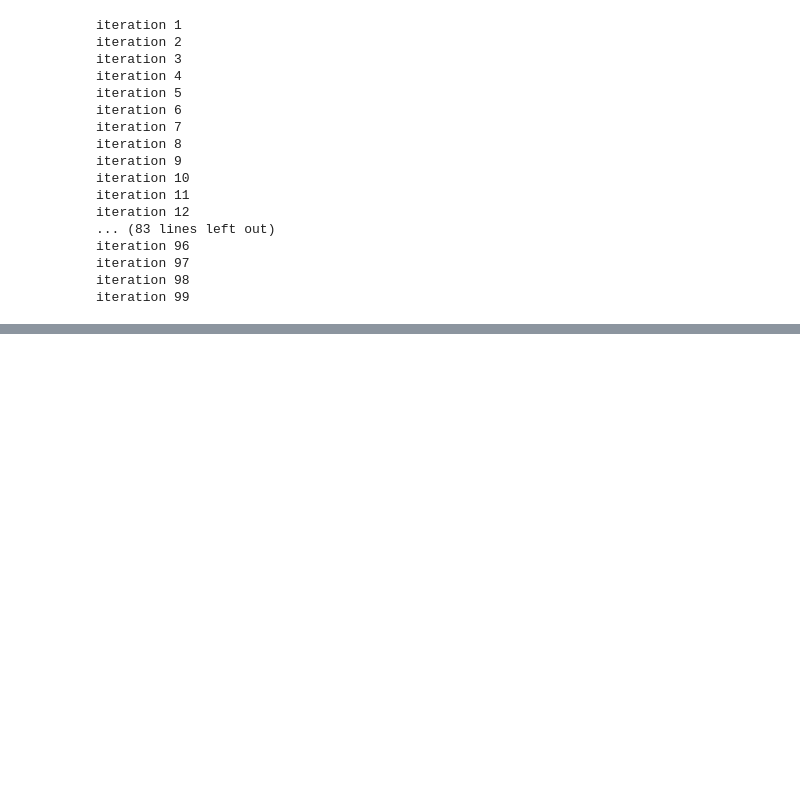
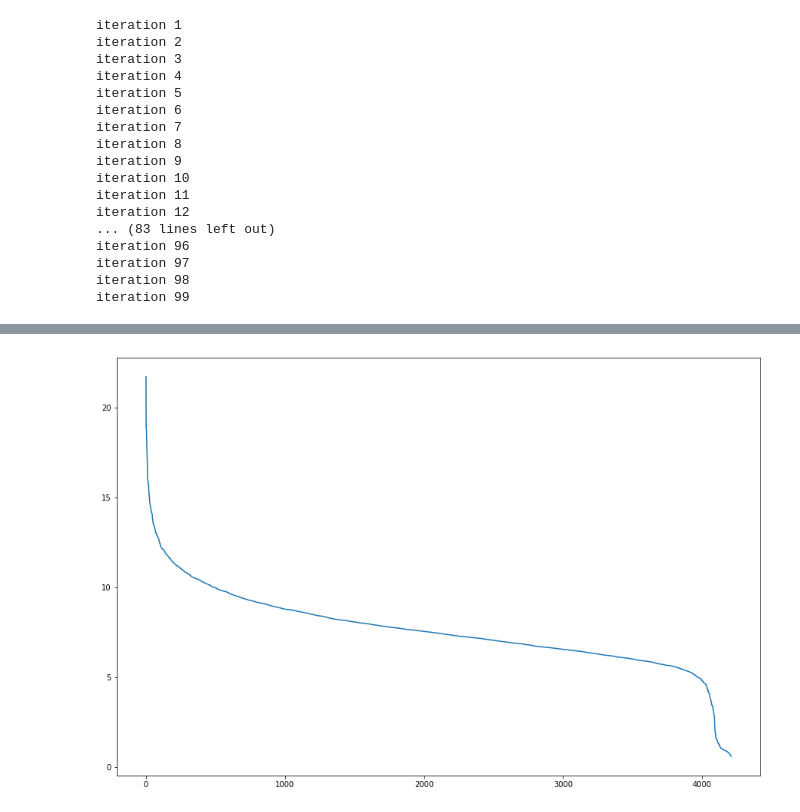
Before and after one commit to Gneur11/TextAnalytics, a Jupyter notebook: doc2vec.ipynb, the cells around one changed output, grey strips where cells are left out. Cells and saved outputs as stored; diff of their text form; code cells hidden in the pictures; blank space fills up the shorter version.

Commit message:
started playing with clustering, try to compare results between stemmed counted, stemmed not counted and non stemmed stuff

```diff
--- a/doc2vec.ipynb
+++ b/doc2vec.ipynb
@@ -35,0 +12,5 @@ sentences
+# %%
+#sentences = data[data["year"] == 2016]["modded1_stemmed"].tolist()
+sentences = data[data["year"] == 2016]["modded1"].tolist()
+#sentences = data["modded1_stemmed"].tolist()
+sentences
@@ -191,0 +151,16 @@ data1[data1["labels"] == 3]
+# %%
+from sklearn.cluster import Birch
+
+brc = Birch(branching_factor=50, n_clusters=k, threshold=0.1, compute_labels=True)
+brc.fit(X)
+
+clusters = brc.predict(X)
+
+labels = brc.labels_
+
+#print ("Clusters: ")
+#print (clusters)
+m = silhouette_score(X, labels, metric="euclidean")
+scores.append(m)
+print ("Silhouette_score: ")
+print (k, m)
@@ -204,0 +201,4 @@ Top terms per cluster:
+# %%
+nbrs = NearestNeighbors(n_neighbors=5).fit(X)
+distances, indices = nbrs.kneighbors(X)
+distances
@@ -204,0 +217,7 @@ Top terms per cluster:
+# %%
+c = []
+for el in distances:
+    l = len(el)- 1
+    c.append(el[l])
+c.sort(reverse=True)
+c
@@ -204,0 +242,9 @@ Top terms per cluster:
+# %%
+import matplotlib.pyplot as plt
+
+l = [x for x in range(0,len(c))]
+fig, ax = plt.subplots(figsize = (15, 10))
+ax.plot(l, c)
+plt.show()
+# %% [output]
+[figure, added]
```
Also changed, not shown: parts of 20 cells of this notebook, 2 other files.
